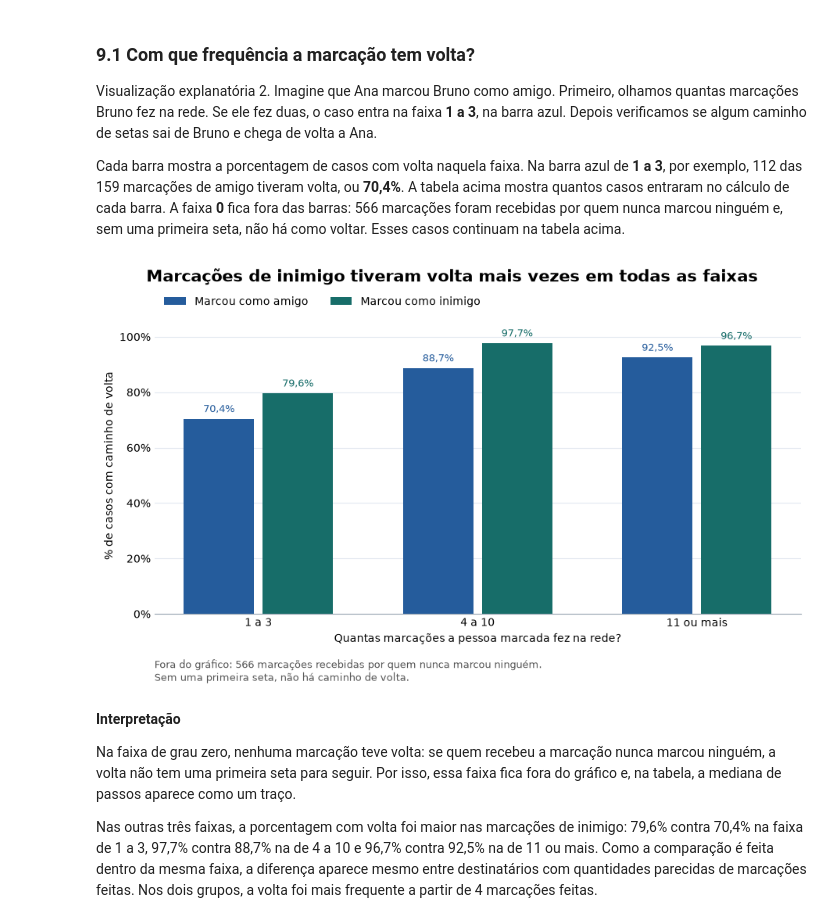
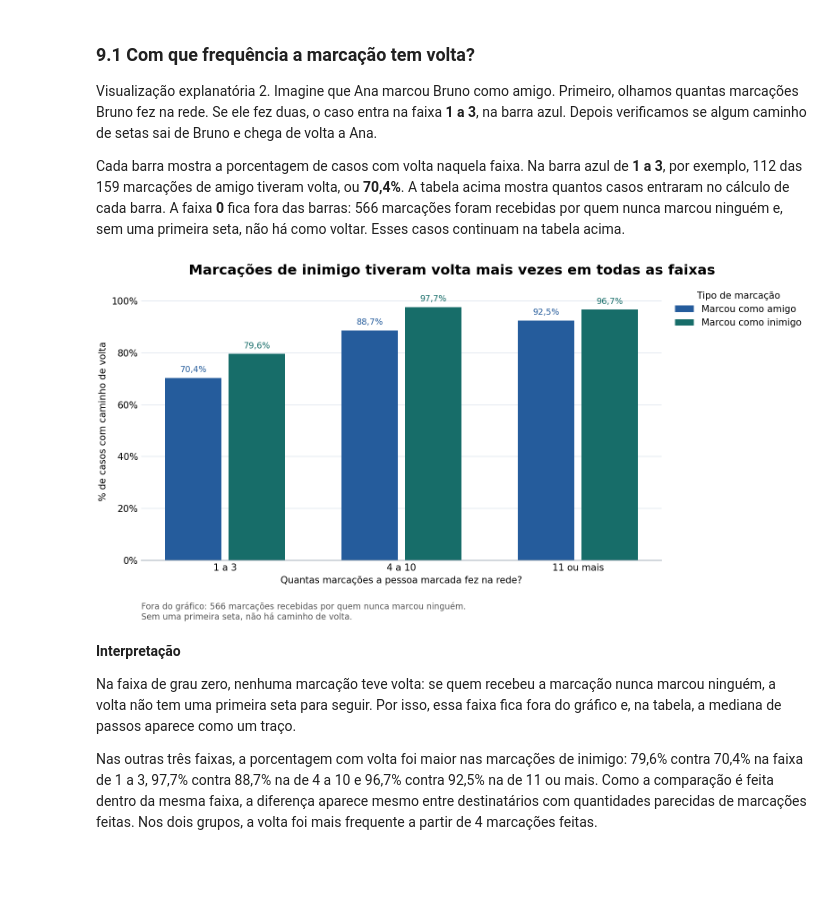
Before and after one commit to arthurlins7/Projeto-Grafos, a Jupyter notebook: notebooks/01_exploracao_dados.ipynb, the cells around one changed output. Saved outputs shown, nothing was run; the diff lists cells and outputs as text; code cells hidden in the pictures; blank space fills up the shorter version.

```diff
--- a/notebooks/01_exploracao_dados.ipynb
+++ b/notebooks/01_exploracao_dados.ipynb
@@ -446,7 +446,7 @@ import matplotlib.pyplot as plt
 from matplotlib.ticker import PercentFormatter
 
 percentual_usuarios = 100 * pd.RangeIndex(total_usuarios + 1) / total_usuarios
-fig, eixo = plt.subplots(figsize=(8, 4.6), layout="constrained")
+fig, eixo = plt.subplots(figsize=(10.4, 4.6), layout="constrained")
 for acumulado, rotulo, cor in (
     (acumulado_feitas, "Negativas feitas", "#B45309"),
     (acumulado_recebidas, "Negativas recebidas", "#0072B2"),
@@ -479,7 +479,7 @@ eixo.set_title("Concentração das marcações negativas no Slashdot", pad=12)
 eixo.grid(axis="y", color="#E2E8F0")
 eixo.set_axisbelow(True)
 eixo.spines[["top", "right"]].set_visible(False)
-eixo.legend(loc="lower right", frameon=False)
+eixo.legend(title="Marcações negativas", loc="upper left", bbox_to_anchor=(1.01, 1), frameon=False)
 
 pasta_figuras = pasta_projeto / "out" / "parte2"
 pasta_figuras.mkdir(parents=True, exist_ok=True)
@@ -1010,7 +1010,7 @@ rotulos_passos = [str(passo) for passo in ordem_passos[:-2]] + [
 ]
 largura = 0.36
 
-fig, eixo = plt.subplots(figsize=(12, 5.2), layout="constrained")
+fig, eixo = plt.subplots(figsize=(13.6, 5.2), layout="constrained")
 for tipo, cor, deslocamento in [
     ("amigo", "#255C9C", -largura / 2),
     ("inimigo", "#176D69", largura / 2),
@@ -1034,7 +1034,7 @@ eixo.grid(axis="y", color="#E2E8F0")
 eixo.spines[["top", "right", "left"]].set_visible(False)
 eixo.spines["bottom"].set_color("#9AA6B2")
 eixo.tick_params(axis="both", length=0)
-eixo.legend(title="Marcação original", loc="lower left", bbox_to_anchor=(0, 1), ncols=2, frameon=False)
+eixo.legend(title="Marcação original", loc="upper left", bbox_to_anchor=(1.01, 1), frameon=False)
 fig.suptitle("Voltas de 1 passo foram mais comuns nas marcações de amigo",
              fontsize=15, fontweight="bold")
 
@@ -1125,7 +1125,7 @@ fora_do_grafico = resumo_por_grau.loc[
 posicoes = range(len(faixas))
 largura = 0.32
 
-fig, eixo = plt.subplots(figsize=(9, 5.4), layout="constrained")
+fig, eixo = plt.subplots(figsize=(10.6, 5.4), layout="constrained")
 for tipo, cor, deslocamento in [
     ("Amigo", "#255C9C", -0.18),
     ("Inimigo", "#176D69", 0.18),
@@ -1138,36 +1138,35 @@ for tipo, cor, deslocamento in [
     )
     rotulos = [f"{valor:.1f}%".replace(".", ",") for valor in grupo["com_volta_pct"]]
     eixo.bar_label(barras, labels=rotulos, padding=4, fontsize=9, color=cor)
 
 eixo.set_xticks(posicoes, faixas)
 eixo.set(
     xlabel="Quantas marcações a pessoa marcada fez na rede?",
     ylabel="% de casos com caminho de volta",
     ylim=(0, 107),
 )
 eixo.set_yticks(range(0, 101, 20))
 eixo.yaxis.set_major_formatter(PercentFormatter(xmax=100, decimals=0))
 eixo.set_axisbelow(True)
 eixo.grid(axis="y", color="#E2E8F0")
 eixo.spines[["top", "right", "left"]].set_visible(False)
 eixo.spines["bottom"].set_color("#9AA6B2")
 eixo.tick_params(axis="both", length=0)
-eixo.legend(loc="lower left",
-            bbox_to_anchor=(0, 1), ncols=2, frameon=False)
+eixo.legend(title="Tipo de marcação", loc="upper left", bbox_to_anchor=(1.01, 1), frameon=False)
 eixo.text(
     0, -0.15,
     f"Fora do gráfico: {fora_do_grafico} marcações recebidas por quem nunca marcou ninguém.\n"
     "Sem uma primeira seta, não há caminho de volta.",
     transform=eixo.transAxes, ha="left", va="top", fontsize=9, color="#555555",
 )
 fig.suptitle("Marcações de inimigo tiveram volta mais vezes em todas as faixas",
              fontsize=15, fontweight="bold")
 
 fig.savefig(pasta_projeto / "out" / "parte2" / "avd_retorno_por_grau_saida.png",
             dpi=150, facecolor="white")
 plt.show()
 # %% [output]
-[figure, old version]
+[figure, new version]
 # %% [markdown]
 **Interpretação**
 
```
Also changed, not shown: parts of 3 cells of this notebook, 11 other files.
